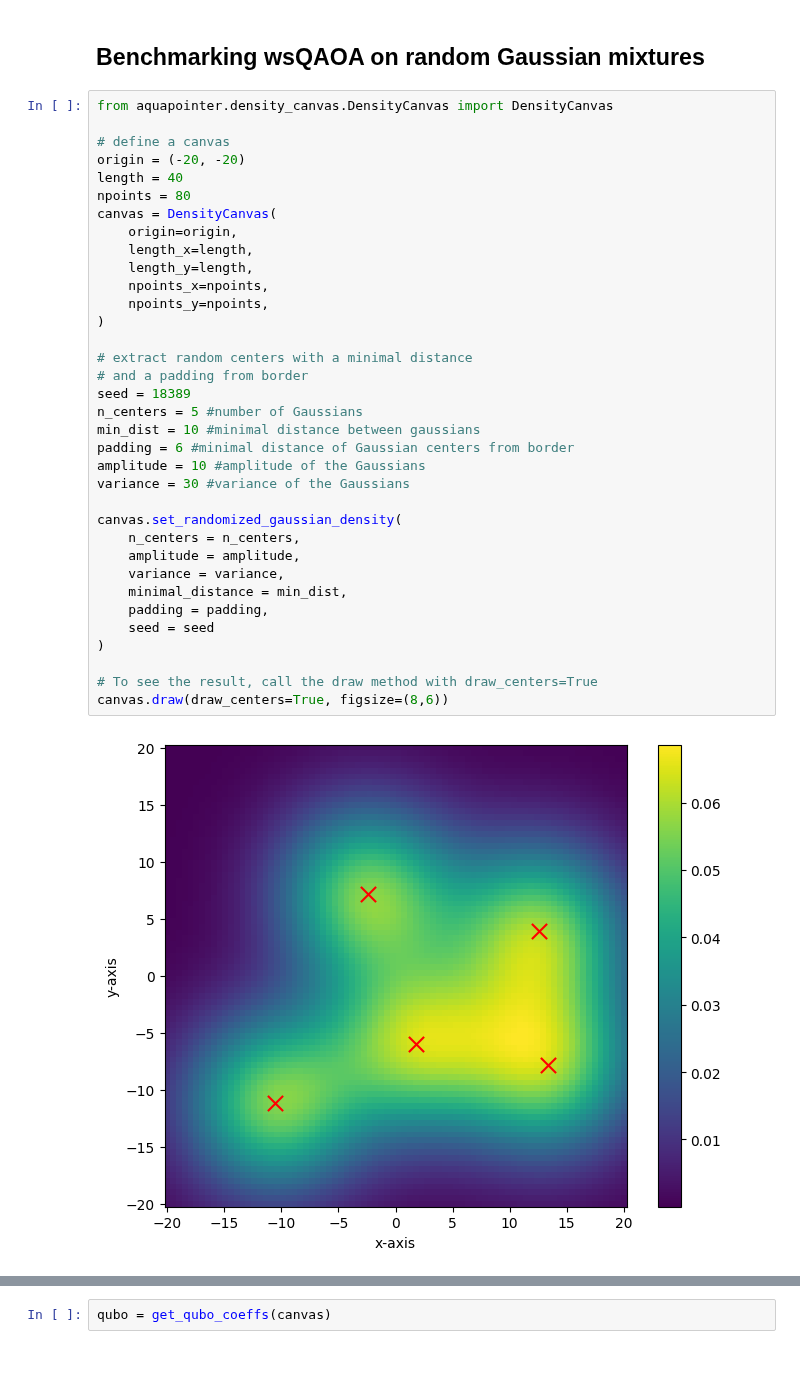
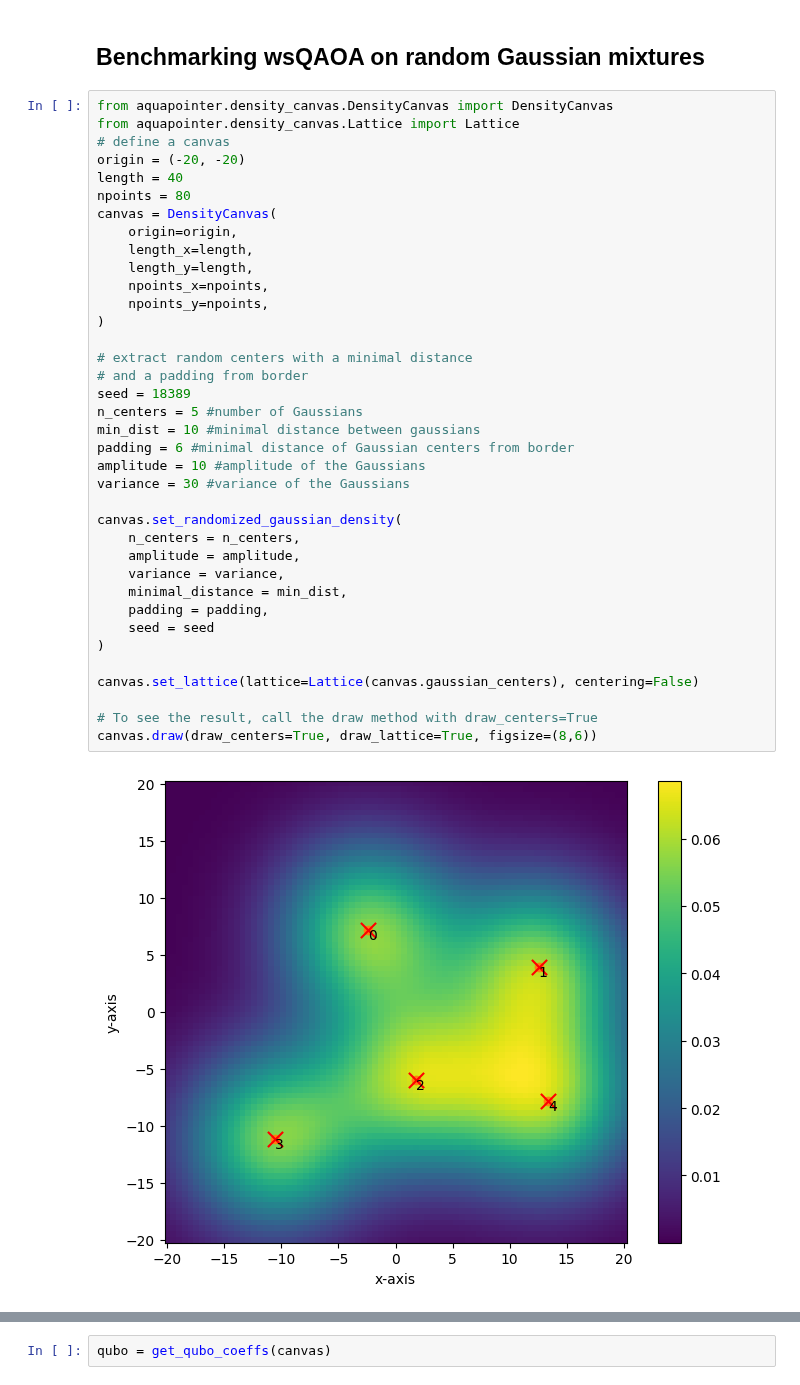
Before and after one commit to unitaryfund/aquapointer, a Jupyter notebook: notebooks/digital_benchmarking_resources.ipynb, the cells around one changed output, grey strips where cells are left out. Cells and saved outputs as stored; diff of their text form.

```diff
--- a/notebooks/digital_benchmarking_resources.ipynb
+++ b/notebooks/digital_benchmarking_resources.ipynb
@@ -744,38 +835,40 @@ linear_df
 ## Benchmarking wsQAOA on random Gaussian mixtures
 # %%
 from aquapointer.density_canvas.DensityCanvas import DensityCanvas
-
+from aquapointer.density_canvas.Lattice import Lattice
 # define a canvas
 origin = (-20, -20)
 length = 40
 npoints = 80
 canvas = DensityCanvas(
     origin=origin,
     length_x=length,
     length_y=length,
     npoints_x=npoints,
     npoints_y=npoints,
 )
 
 # extract random centers with a minimal distance
 # and a padding from border
 seed = 18389
 n_centers = 5 #number of Gaussians
 min_dist = 10 #minimal distance between gaussians
 padding = 6 #minimal distance of Gaussian centers from border
 amplitude = 10 #amplitude of the Gaussians
 variance = 30 #variance of the Gaussians
 
 canvas.set_randomized_gaussian_density(
     n_centers = n_centers,
     amplitude = amplitude,
     variance = variance,
     minimal_distance = min_dist,
     padding = padding,
     seed = seed
 )
 
+canvas.set_lattice(lattice=Lattice(canvas.gaussian_centers), centering=False)
+
 # To see the result, call the draw method with draw_centers=True
-canvas.draw(draw_centers=True, figsize=(8,6))
+canvas.draw(draw_centers=True, draw_lattice=True, figsize=(8,6))
 # %% [output]
-[figure, old version]
+[figure, new version]
```
Also changed, not shown: parts of 13 cells of this notebook, 3 other files.
